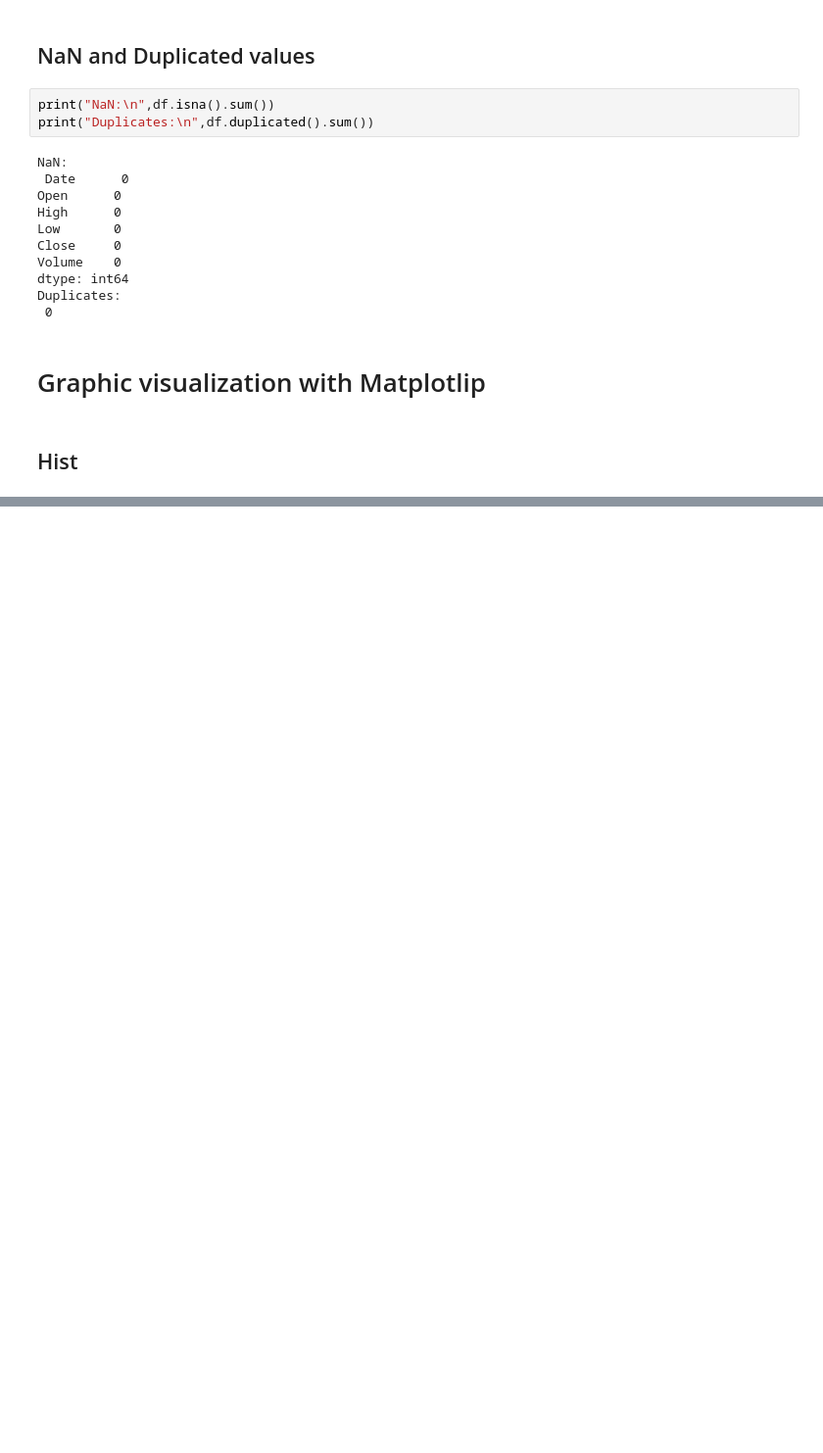
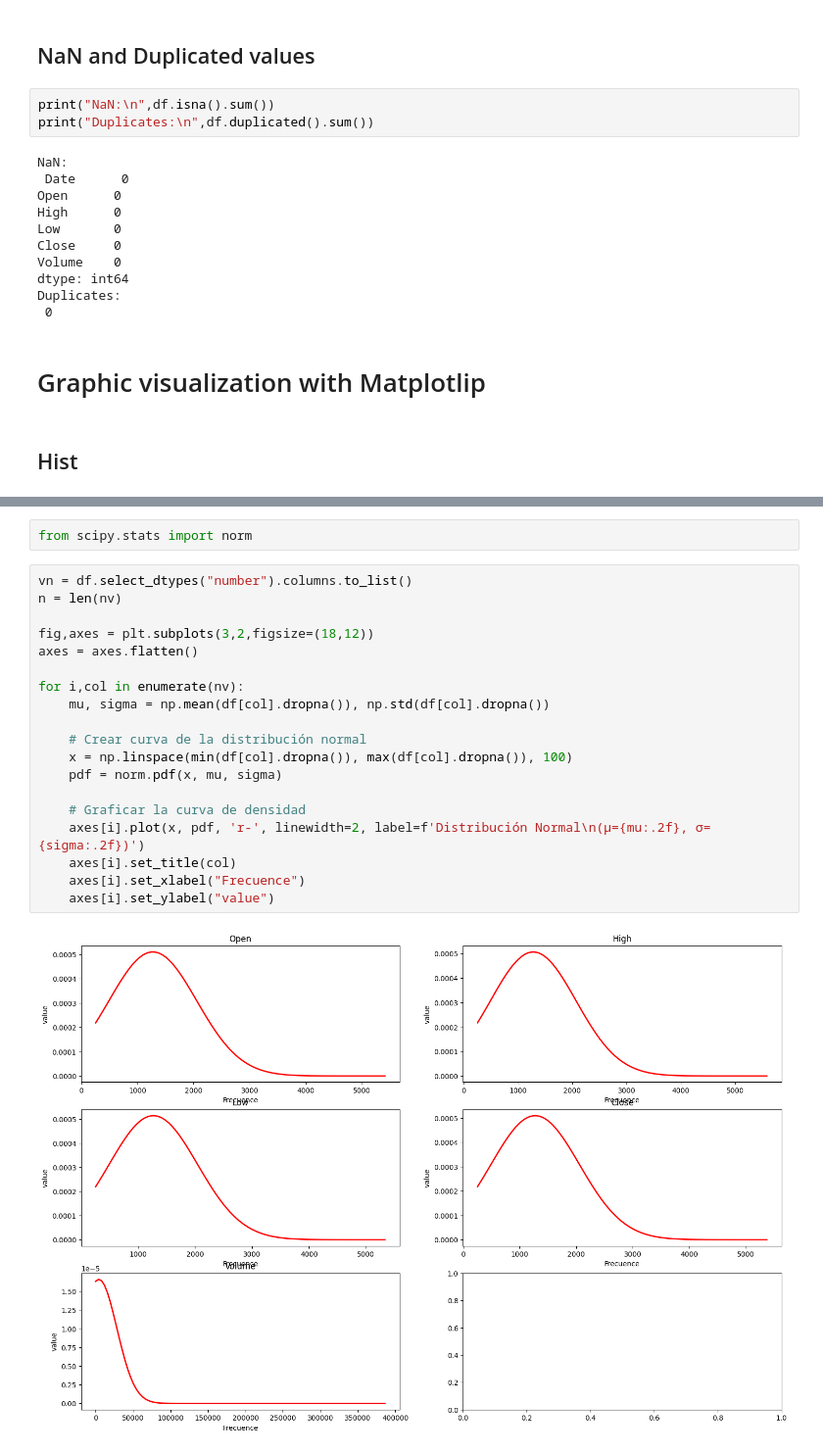
Before and after one commit to jhonssonisaza/GitHub-tutorial, a Jupyter notebook: Graphics.ipynb, the cells around one changed output, grey strips where cells are left out. Shown at 98% size. Drawn from its saved outputs; the diff is of its cells as text; blank space fills up the shorter version.

```diff
--- a/Graphics.ipynb
+++ b/Graphics.ipynb
@@ -124,0 +136,23 @@ plt.show()
+# %%
+from scipy.stats import norm
+# %%
+vn = df.select_dtypes("number").columns.to_list()
+n = len(nv)
+
+fig,axes = plt.subplots(3,2,figsize=(18,12))
+axes = axes.flatten()
+
+for i,col in enumerate(nv):
+    mu, sigma = np.mean(df[col].dropna()), np.std(df[col].dropna())
+
+    # Crear curva de la distribución normal
+    x = np.linspace(min(df[col].dropna()), max(df[col].dropna()), 100)
+    pdf = norm.pdf(x, mu, sigma)
+
+    # Graficar la curva de densidad
+    axes[i].plot(x, pdf, 'r-', linewidth=2, label=f'Distribución Normal\n(μ={mu:.2f}, σ={sigma:.2f})')
+    axes[i].set_title(col)
+    axes[i].set_xlabel("Frecuence")
+    axes[i].set_ylabel("value")
+# %% [output]
+[figure, added]
```
Also changed, not shown: parts of 5 cells of this notebook.
